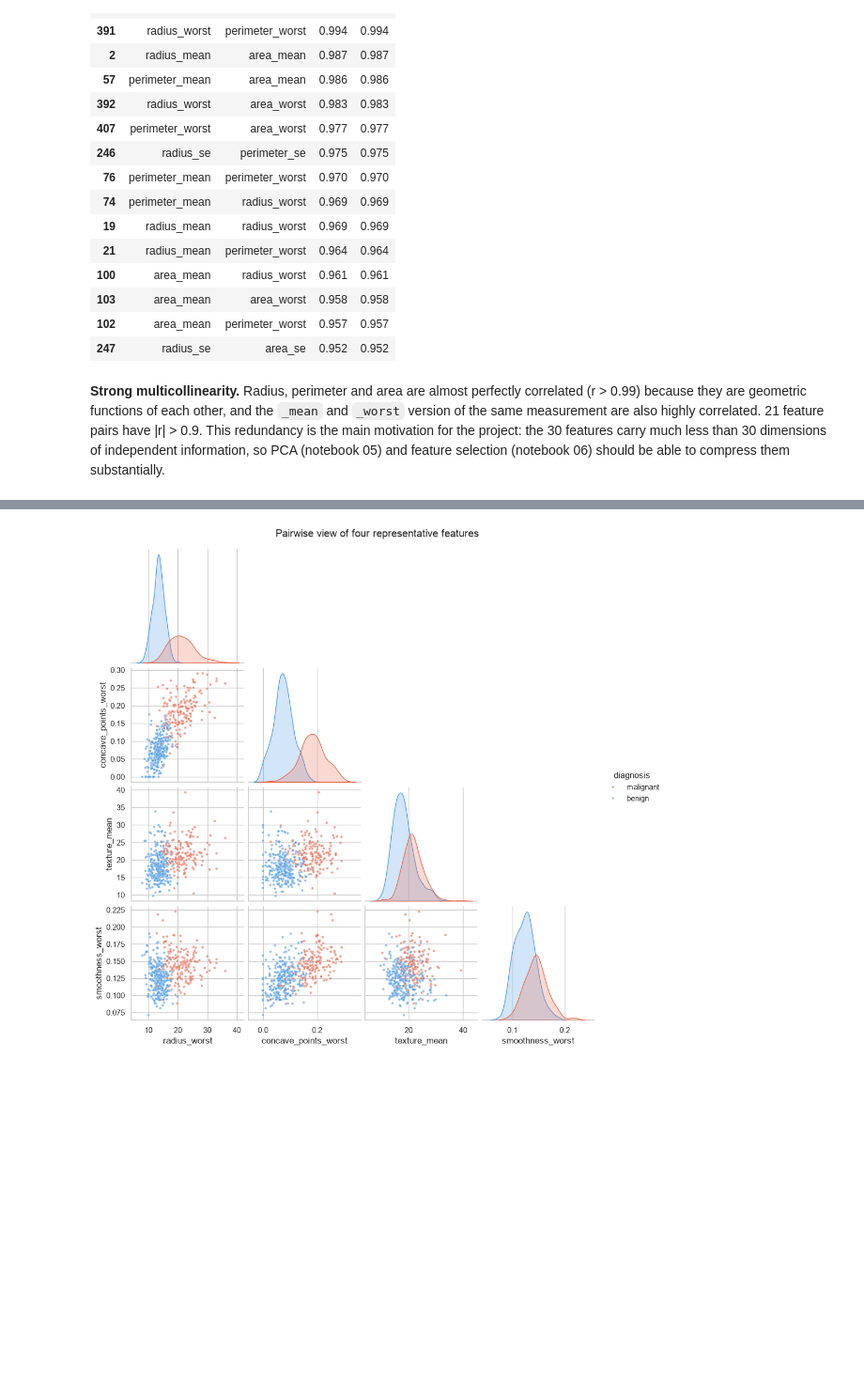
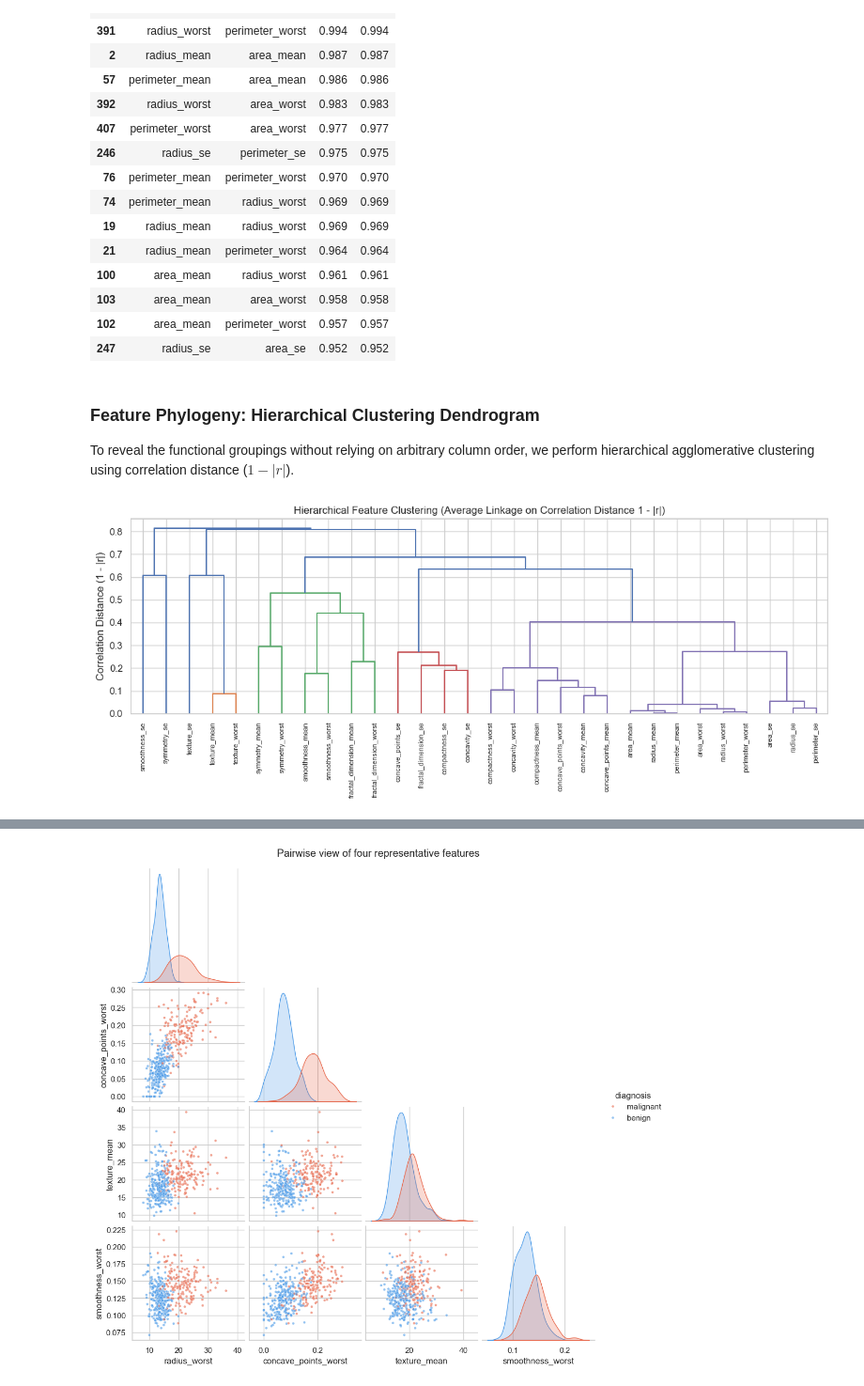
Before and after one commit to shineyrbl-byte/ml-breast-tumor-classification, a Jupyter notebook: notebooks/01_eda_baselines.ipynb, the cells around one changed output, grey strips where cells are left out. Shown at 94% size. Cells and saved outputs as stored; diff of their text form; code cells hidden in the pictures; blank space fills up the shorter version.

```diff
--- a/notebooks/01_eda_baselines.ipynb
+++ b/notebooks/01_eda_baselines.ipynb
@@ -264,11 +391,18 @@ pairs with |r| > 0.9: 21 of 435
 | 103 | area_mean | area_worst | 0.958 | 0.958 |
 | 102 | area_mean | perimeter_worst | 0.957 | 0.957 |
 | 247 | radius_se | area_se | 0.952 | 0.952 |
-# %% [markdown]
-**Strong multicollinearity.** Radius, perimeter and area are almost perfectly
-correlated (r > 0.99) because they are geometric functions of each other, and the
-`_mean` and `_worst` version of the same measurement are also highly correlated.
-21 feature pairs have |r| > 0.9. This redundancy is the main motivation for the
-project: the 30 features carry much less than 30 dimensions of independent
-information, so PCA (notebook 05) and feature selection (notebook 06) should be able
-to compress them substantially.
+# %% [markdown]
+### Feature Phylogeny: Hierarchical Clustering Dendrogram
+To reveal the functional groupings without relying on arbitrary column order, we perform
+hierarchical agglomerative clustering using correlation distance ($1 - |r|$).
+# %%
+dist = 1 - corr.abs()
+link = linkage(squareform(dist), method="average")
+fig, ax = plt.subplots(figsize=(12, 5))
+dendrogram(link, labels=FEATURE_NAMES, ax=ax, leaf_rotation=90, leaf_font_size=8)
+ax.set_title("Hierarchical Feature Clustering (Average Linkage on Correlation Distance 1 - |r|)")
+ax.set_ylabel("Correlation Distance (1 - |r|)")
+fig.tight_layout()
+savefig(fig, "01_feature_dendrogram"); plt.show()
+# %% [output]
+[figure, added]
```
Also changed, not shown: parts of 26 cells of this notebook, 14 other files.
